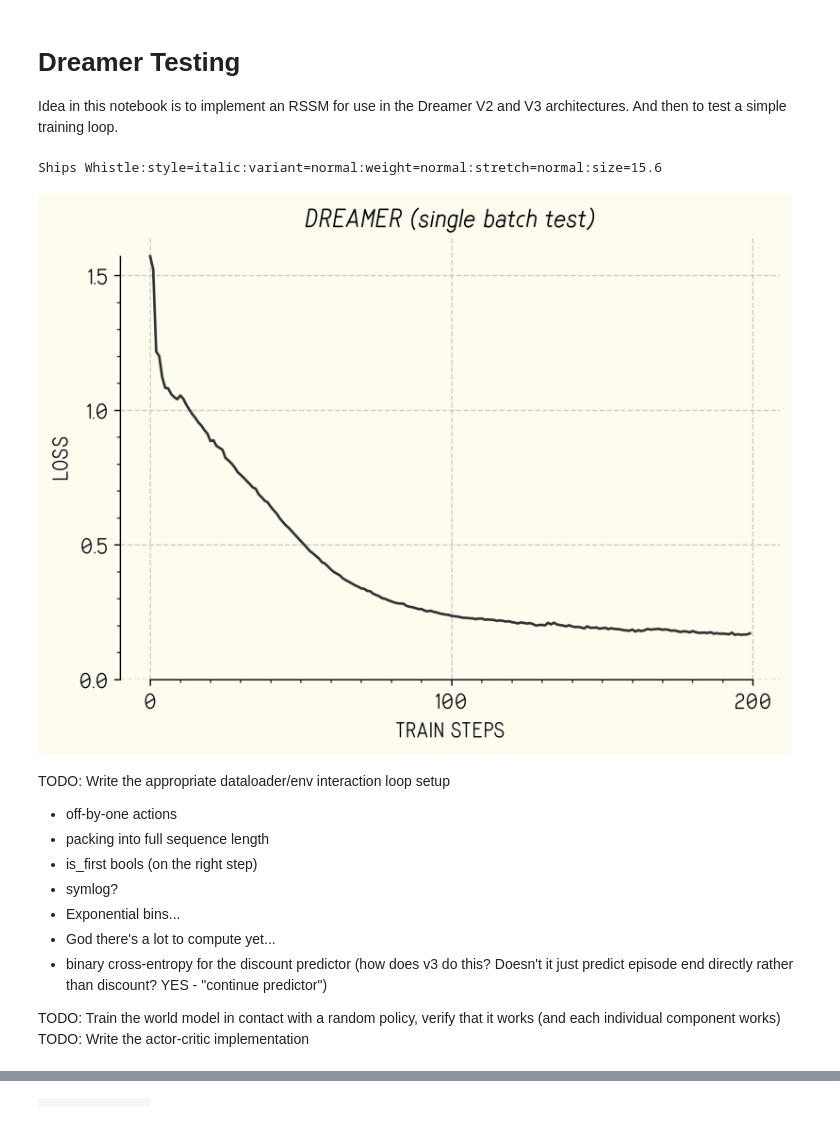
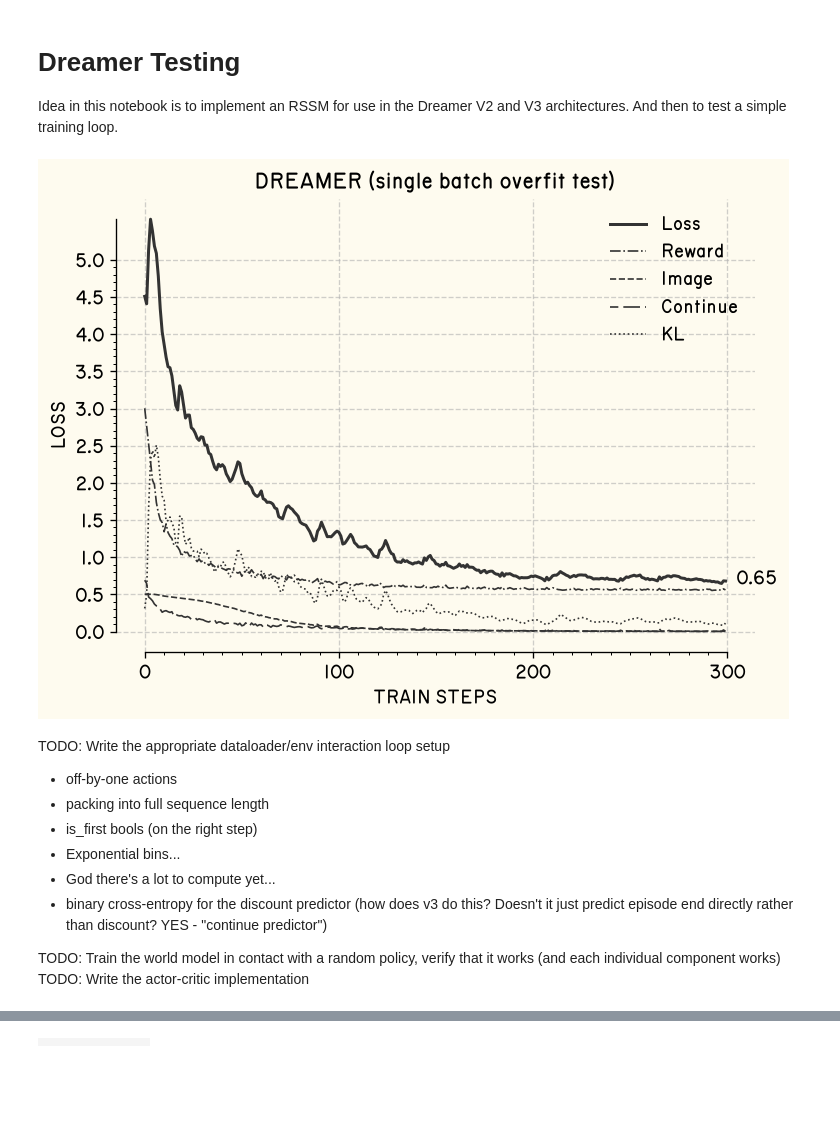
Before and after one commit to alex-inch/world_models_paper, a Jupyter notebook: notebooks/dreamer_testing.ipynb, the cells around one changed output, grey strips where cells are left out. Saved outputs shown, nothing was run; the diff lists cells and outputs as text; code cells hidden in the pictures; blank space fills up the shorter version.

Commit message:
updated single batch plot

```diff
--- a/notebooks/dreamer_testing.ipynb
+++ b/notebooks/dreamer_testing.ipynb
@@ -34,14 +38,12 @@ batch = DreamerBatch(
 )
 # %%
-from dreamer.wm.losses import dreamer_wm_loss_fn
-
-
 @nnx.value_and_grad(has_aux=True)
 def loss_fn(model, batch):
-    losses = dreamer_wm_loss_fn(model, batch, cfg.kl_alpha)
+    preds = model(batch)
+    losses = dreamer_wm_loss_fn(preds, batch, cfg.kl_alpha)
     loss = (
         cfg.kl_beta * losses.kl_loss
-        + losses.discount_loss
+        + losses.continue_loss
         + losses.reward_loss
         + losses.image_loss
     )
@@ -54,77 +56,99 @@ def train_step(model, batch, optim):
     optim.update(model, grads)
     return loss, sub_losses
 # %%
-import optax
-
-lr = 5e-4
+lr = 8e-4
 tx = optax.adamw(lr)
 optim = nnx.Optimizer(dreamer, tx, wrt=nnx.Param)
 
 losses = []
-for i in range(200):
-    loss, sub_losses = train_step(dreamer, batch, optim)
+sub_losses = []
+for i in range(300):
+    loss, loss_components = train_step(dreamer, batch, optim)
     losses.append(loss)
+    sub_losses.append(loss_components)
 # %%
-import matplotlib.pyplot as plt
-
 blk = "#333333"
 off_white = "#FEFBEF"
 
-plt.rcParams["font.family"] = "Ships Whistle"
+plt.rcParams["font.family"] = "Routed Gothic"
 plt.rcParams["font.style"] = "normal"
-plt.rcParams["font.size"] = 13
+plt.rcParams["font.size"] = 11
 plt.rcParams["figure.facecolor"] = off_white
 plt.rcParams["axes.facecolor"] = off_white
-plt.rcParams["figure.dpi"] = 300
+plt.rcParams["figure.dpi"] = 120
 
 
 losses = jnp.array(losses)
 
 fig, ax = plt.subplots()
-ax.plot(losses, c=blk, linewidth=1.5)
+ax.plot(losses, c=blk, linewidth=1.8, label="Loss")
 
 ax.spines["right"].set_visible(False)
 ax.spines["top"].set_visible(False)
 ax.spines["left"].set_bounds(0, losses.max())
 ax.spines["bottom"].set_bounds(0, len(losses))
 
-ax.xaxis.set_ticks(jnp.arange(0, 201, 100), minor=False)
-ax.xaxis.set_ticks(jnp.arange(0, 201, 10), minor=True)
+ax.xaxis.set_ticks(jnp.arange(0, 301, 100), minor=False)
+ax.xaxis.set_ticks(jnp.arange(0, 301, 10), minor=True)
 
-
-ax.yaxis.set_ticks(jnp.arange(0, losses.max() + 0.05, 0.5), minor=False)
-ax.yaxis.set_ticks(jnp.arange(0, losses.max(), 0.1), minor=True)
+ax.yaxis.set_ticks(jnp.arange(0, 5 + 0.05, 0.5), minor=False)
+ax.yaxis.set_ticks(jnp.arange(0, 5, 0.1), minor=True)
 
 ax.xaxis.set_label_text("TRAIN STEPS")
 ax.yaxis.set_label_text("LOSS")
 
-ax.annotate(f"{losses.min():.2f}", (500 + 6, losses.min() - 0.045))
+ax.annotate(f"{losses.min():.2f}", (300 + 4.5, losses[-1] - 0.045))
 
 ax.set_title(
-    "DREAMER (single batch test)",
-    fontstyle="italic",
-    # fontfeatures=["ss01[0]"],
+    "DREAMER (single batch overfit test)",
 )
 
+ax.plot(
+    [sl.reward_loss for sl in sub_losses],
+    c=blk,
+    linewidth=1.0,
+    linestyle="-.",
+    label="Reward",
+)
+ax.plot(
+    [sl.image_loss for sl in sub_losses],
+    c=blk,
+    linewidth=1.0,
+    linestyle="--",
+    label="Image",
+)
+ax.plot(
+    [sl.continue_loss for sl in sub_losses],
+    c=blk,
+    linewidth=1.0,
+    linestyle=(5, (10, 3)),
+    label="Continue",
+)
+ax.plot(
+    [cfg.kl_beta * sl.kl_loss for sl in sub_losses],
+    c=blk,
+    linewidth=1.0,
+    linestyle=":",
+    label="KL",
+)
+
+plt.legend(frameon=False)
+
 plt.grid(alpha=0.6, linestyle="--")
-print(ax.title.get_fontproperties())
 plt.tight_layout()
 plt.savefig("../assets/dummy_batch.png")
 plt.show()
 # %% [output]
-Ships Whistle:style=italic:variant=normal:weight=normal:stretch=normal:size=15.6
-[figure, old version]
+[figure, new version]
 # %% [markdown]
 TODO: Write the appropriate dataloader/env interaction loop setup
 - off-by-one actions
 - packing into full sequence length
 - is_first bools (on the right step)
-- symlog?
 - Exponential bins...
 - God there's a lot to compute yet...
 - binary cross-entropy for the discount predictor (how does v3 do this? Doesn't it just predict episode end directly rather than discount? YES - "continue predictor")
 
-
 TODO: Train the world model in contact with a random policy, verify that it works (and each individual component works)
 TODO: Write the actor-critic implementation
 # %%
```
Also changed, not shown: parts of 12 cells of this notebook, 2 other files.
